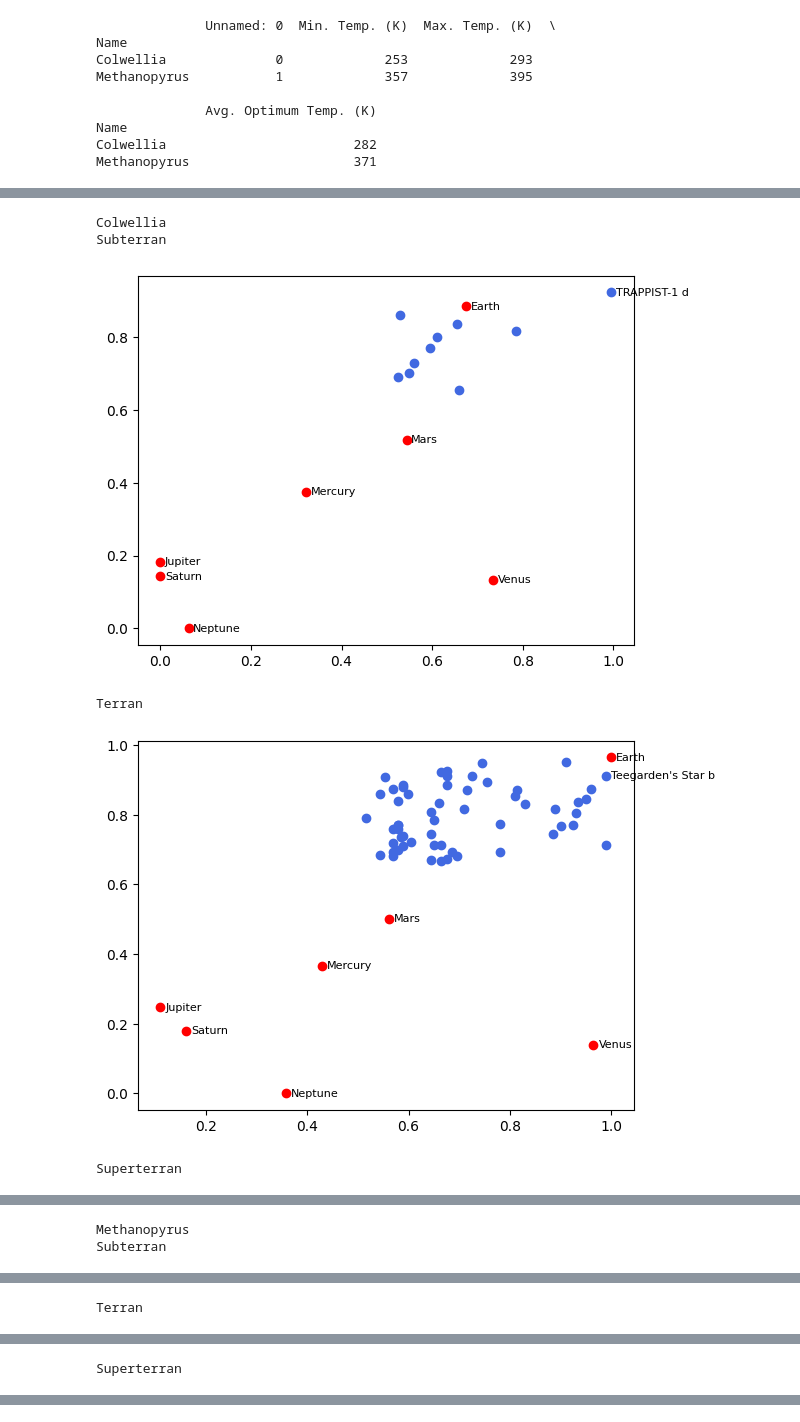
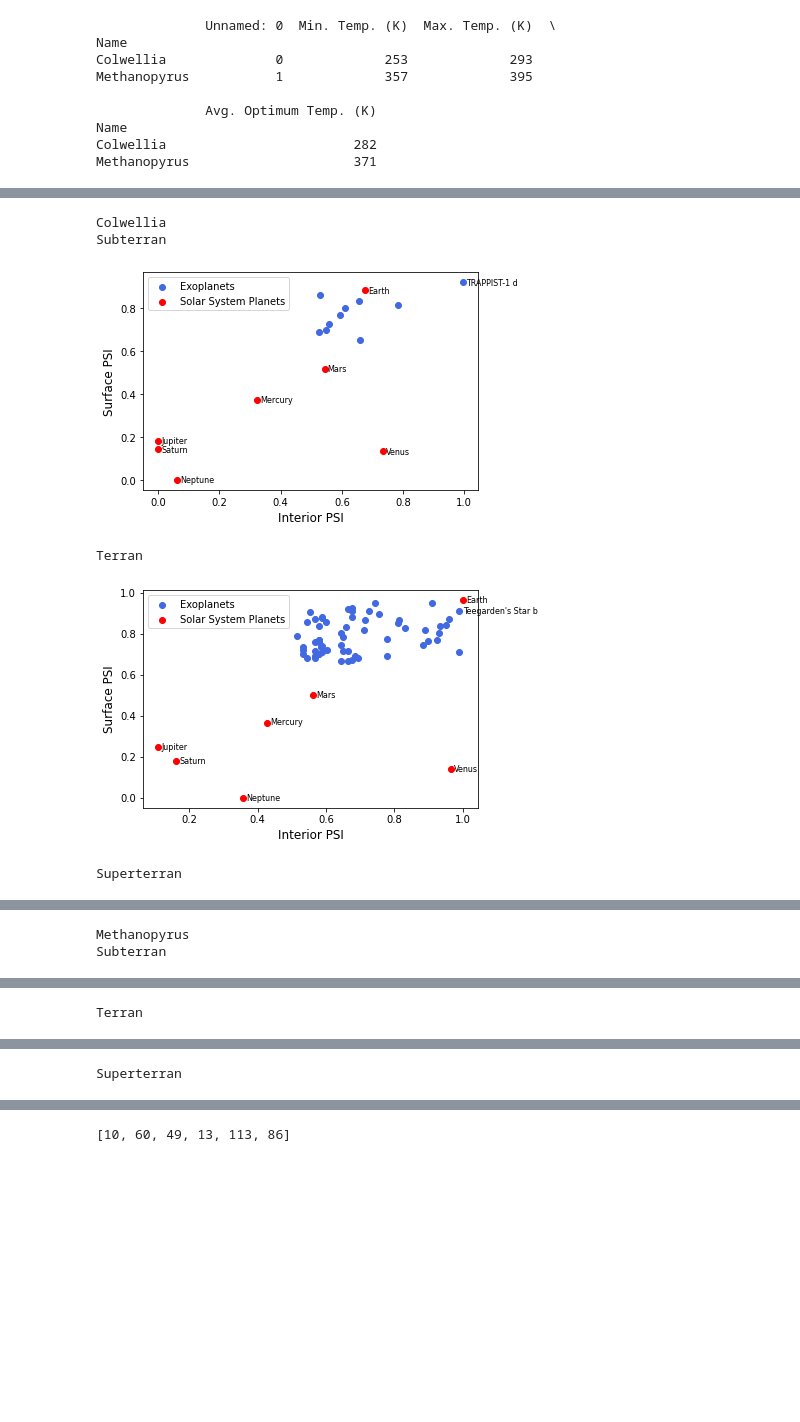
Before and after one commit to vaibhavgarg03/Extremophile-study, a Jupyter notebook: Thermophile study.ipynb, the cells around one changed output, grey strips where cells are left out. Drawn from its saved outputs; the diff is of its cells as text; code cells hidden in the pictures; blank space fills up the shorter version.

Commit message:
Added Graphs

```diff
--- a/Thermophile study.ipynb
+++ b/Thermophile study.ipynb
@@ -113,6 +113,7 @@ options = {}
 options['strings_to_formulas'] = False
 options['strings_to_urls'] = False
 writer = pd.ExcelWriter("PSI_therm.xlsx",engine='xlsxwriter',options=options)
+planet_count=[]
 for j in O_df.index:
     print(j)
     for i in C_df.index:
@@ -132,38 +133,46 @@ for j in O_df.index:
                             int_param=['P_RADIUS','P_MASS'],
                             p_index=solar_system_df.loc[:,'P_NAME'])
 
-        PSI_data = PSI_data.query('PSI_P_TEMP_SURF > 0.5')
-        PSI_data = PSI_data.query('PSI_P_RADIUS > 0.5')
-        PSI_data = PSI_data.query('PSI_P_MASS > 0.5')
-        PSI_data = PSI_data.query('PSI_P_ESCAPE > 0.5')
+        PSI_data = PSI_data.query('PSI_P_TEMP_SURF >= 0.5')
+        PSI_data = PSI_data.query('PSI_P_RADIUS >= 0.5')
+        PSI_data = PSI_data.query('PSI_P_MASS >= 0.5')
+        PSI_data = PSI_data.query('PSI_P_ESCAPE >= 0.5')
         PSI_data = PSI_data.sort_values('PSI_Global',ascending = False)
+        no_of_planets = len(PSI_data)
 
+        planet_count.append(no_of_planets)
 
         if ('/' in i):
             i = i.replace('/','_')
         if len(i) > 31:
             i = i[0:31]
 
 
         PSI_data.to_excel(writer, sheet_name="{}_{}".format(j,i),index=False)
         #solar_system_data.to_excel(writer,sheet_name="solar_sys_values", index=False)
 
         fig,ax = plt.subplots()
         ax.scatter(x=PSI_data['PSI_Interior'], y=PSI_data['PSI_Surface'], color="royalblue")
         ax.scatter(x=solar_system_data['PSI_Interior'], y=solar_system_data['PSI_Surface'], color="red")
+        plt.xlabel("Interior PSI", fontsize=12, fontweight="roman")
+        plt.ylabel("Surface PSI", fontsize=12, fontweight="roman")
+        plt.xticks(fontweight="roman")
+        plt.yticks(fontweight="roman")
+        plt.legend(['Exoplanets','Solar System Planets'])
         for (x,y,text) in zip(solar_system_data['PSI_Interior'],solar_system_data['PSI_Surface'], solar_system_data['P.Name']):
             plt.text(x+0.01,y,text, fontsize=8,horizontalalignment='left', verticalalignment='center')
         for (x,y,text) in zip(PSI_data.loc[PSI_data.index[0:1],'PSI_Interior'],PSI_data.loc[PSI_data.index[0:1],'PSI_Surface'], PSI_data.loc[PSI_data.index[0:1],'P.Name']):
             plt.text(x+0.01,y,text, fontsize=8,horizontalalignment='left', verticalalignment='center')
 
         plt.show()
 
 
 writer.save()
+print(planet_count)
 # %% [output]
 Colwellia
 Subterran
-[figure, old version]
+[figure, new version]
 Terran
-[figure, old version]
+[figure, new version]
 Superterran
@@ -177,0 +187 @@ Superterran
+[10, 60, 49, 13, 113, 86]
```
Also changed, not shown: parts of 2 cells of this notebook, 1 other file.
